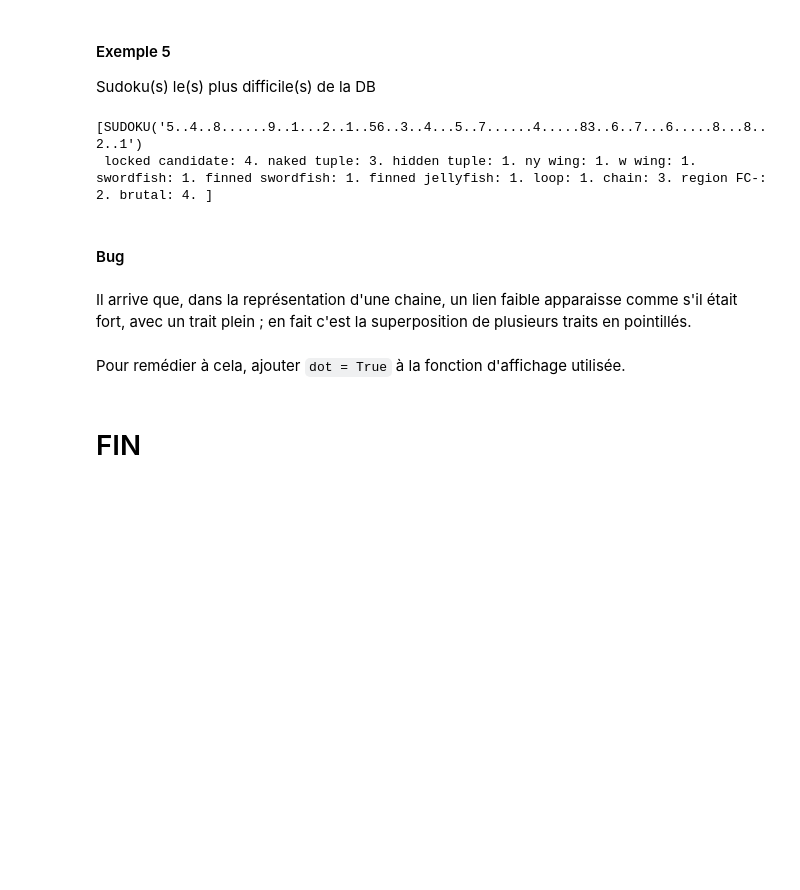
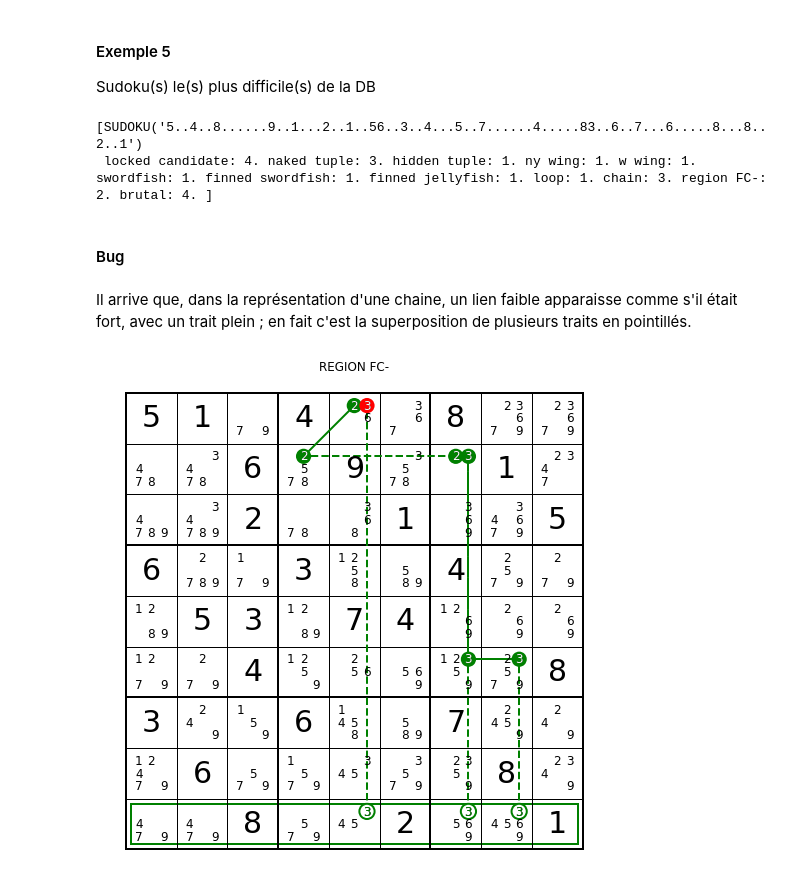
Before and after one commit to YvesLemaire/Jupyter-Puzzles, a Jupyter notebook: python/sudoku/sudoku.ipynb, the cells around one changed output. Cells and saved outputs as stored; diff of their text form; code cells hidden in the pictures; blank space fills up the shorter version.

```diff
--- a/python/sudoku/sudoku.ipynb
+++ b/python/sudoku/sudoku.ipynb
@@ -2397,7 +2470,7 @@ def image(self, candidates = False, explain = False, debug = False, dot = False)
     plt.close() # évite le double affichage
     return displayImages.fig2im(fig) # PIL image
 
-def save_sudoku(t, directory = 'images/sudokus', dot = False):
+def saveImages(t, directory = 'images/sudokus', dot = False):
 
     d = f"{directory}/{t.initialText.replace('.','-')}" if t.n <= 9 else directory
     pathlib.Path(d).mkdir(parents=True, exist_ok=True)
@@ -2418,7 +2491,7 @@ def save_sudoku(t, directory = 'images/sudokus', dot = False):
     displayImages.concat(l, nbColonnes = 3, border = None).save('{}/EXPLANATIONS.png'.format(d))
 
 SUDOKU.image = image
-SUDOKU.save = save_sudoku
+SUDOKU.saveImages = saveImages
 # %% [markdown]
 Pour résoudre, étape par étape, le sudoku exemple, exécuter la cellule suivante autant de fois que nécessaire
 # %%
@@ -2766,5 +2847,3 @@ m = max(t.statistics['brutal'] for t in db.values())
 Il arrive que, dans la représentation d'une chaine, un lien faible apparaisse
 comme s'il était fort, avec un trait plein ; en fait c'est la superposition de plusieurs
 traits en pointillés.
-# %% [markdown]
-Pour remédier à cela, ajouter `dot = True` à la fonction d'affichage utilisée.
@@ -2778,2 +2850,6 @@ t0.show_techniques('region FC-', dot = True)
-# %% [markdown]
-# FIN
+# %%
+s0 = '5 1 79 4 236 367 8 23679 23679 478 3478 6 2578 9 3578 23 1 2347 4789 34789 2 78 368 1 369 34679 5 6 2789 179 3 1258 589 4 2579 279 1289 5 3 1289 7 4 1269 269 269 1279 279 4 1259 256 569 12359 23579 8 3 249 159 6 1458 589 7 2459 249 12479 6 579 1579 345 3579 2359 8 2349 479 479 8 579 345 2 3569 34569 1'
+t0 = SUDOKU(s0, steps = False)
+t0.image(explain = True)
+# %% [output]
+[figure, added]
```
Also changed, not shown: parts of 23 cells of this notebook, 1 other file.
